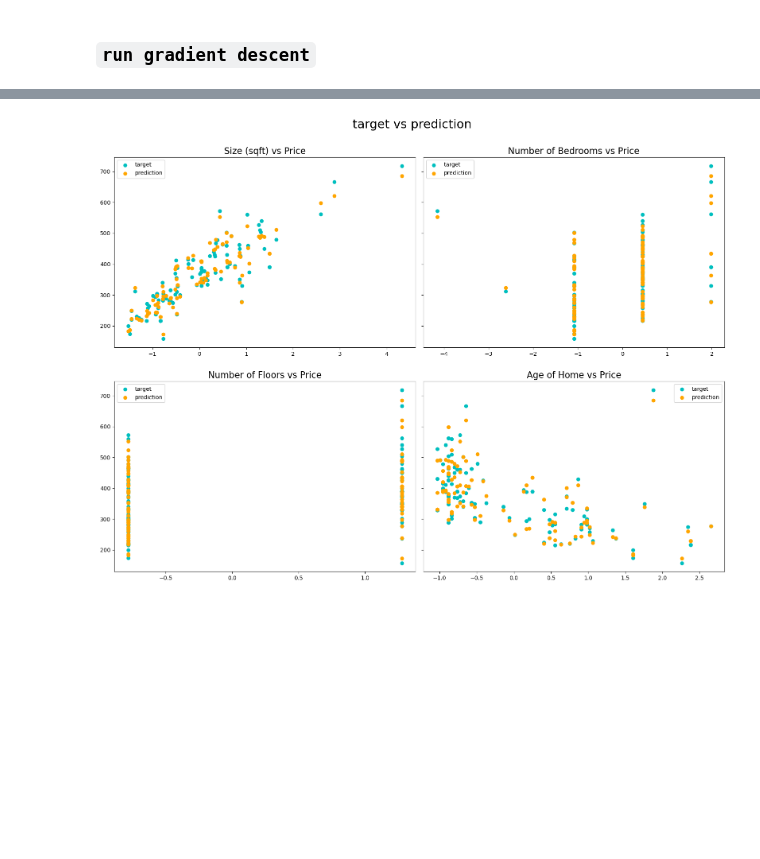
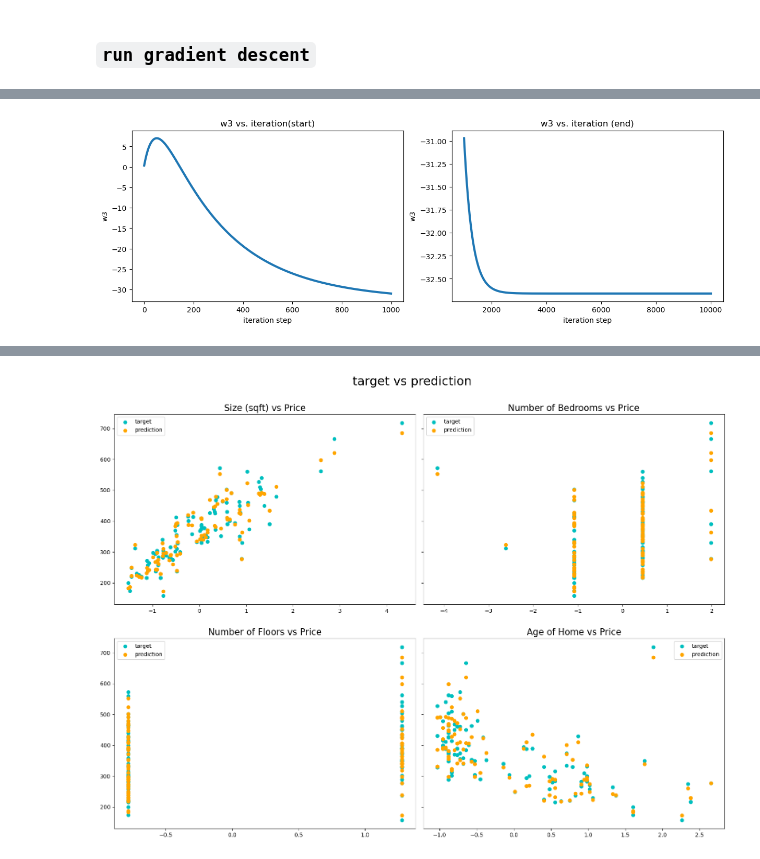
Before and after one commit to AiPrabhat/regressions, a Jupyter notebook: adv_linear_regression.ipynb, the cells around one changed output, grey strips where cells are left out. Saved outputs shown, nothing was run; the diff lists cells and outputs as text; code cells hidden in the pictures; blank space fills up the shorter version.

```diff
--- a/adv_linear_regression.ipynb
+++ b/adv_linear_regression.ipynb
@@ -202,0 +235,4 @@ plt.grid(True)
+# %%
+plotHistory(p_history.w3, 'w3')
+# %% [output]
+[figure, added]
```
Also changed, not shown: parts of 14 cells of this notebook, 1 other file.
